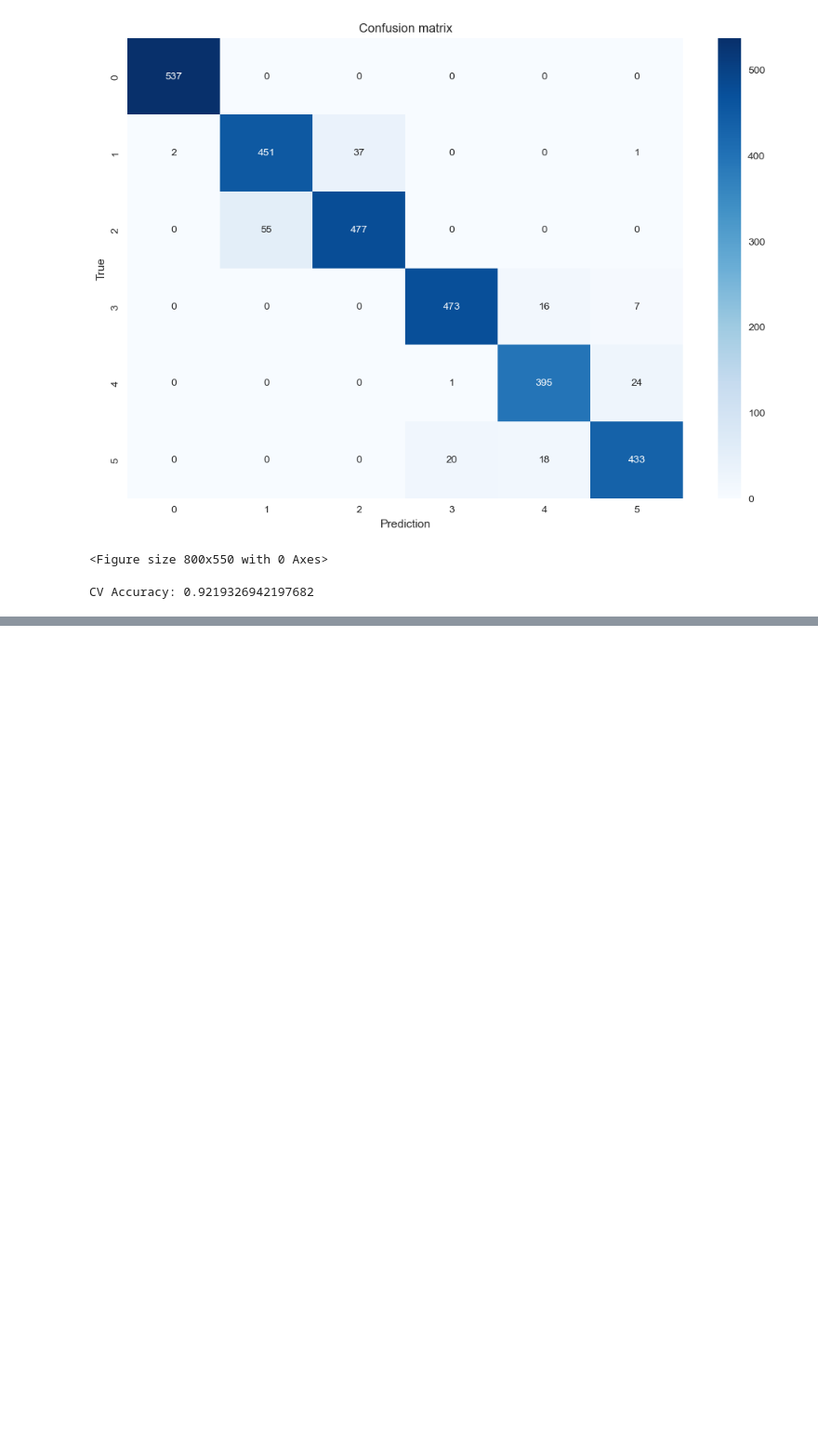
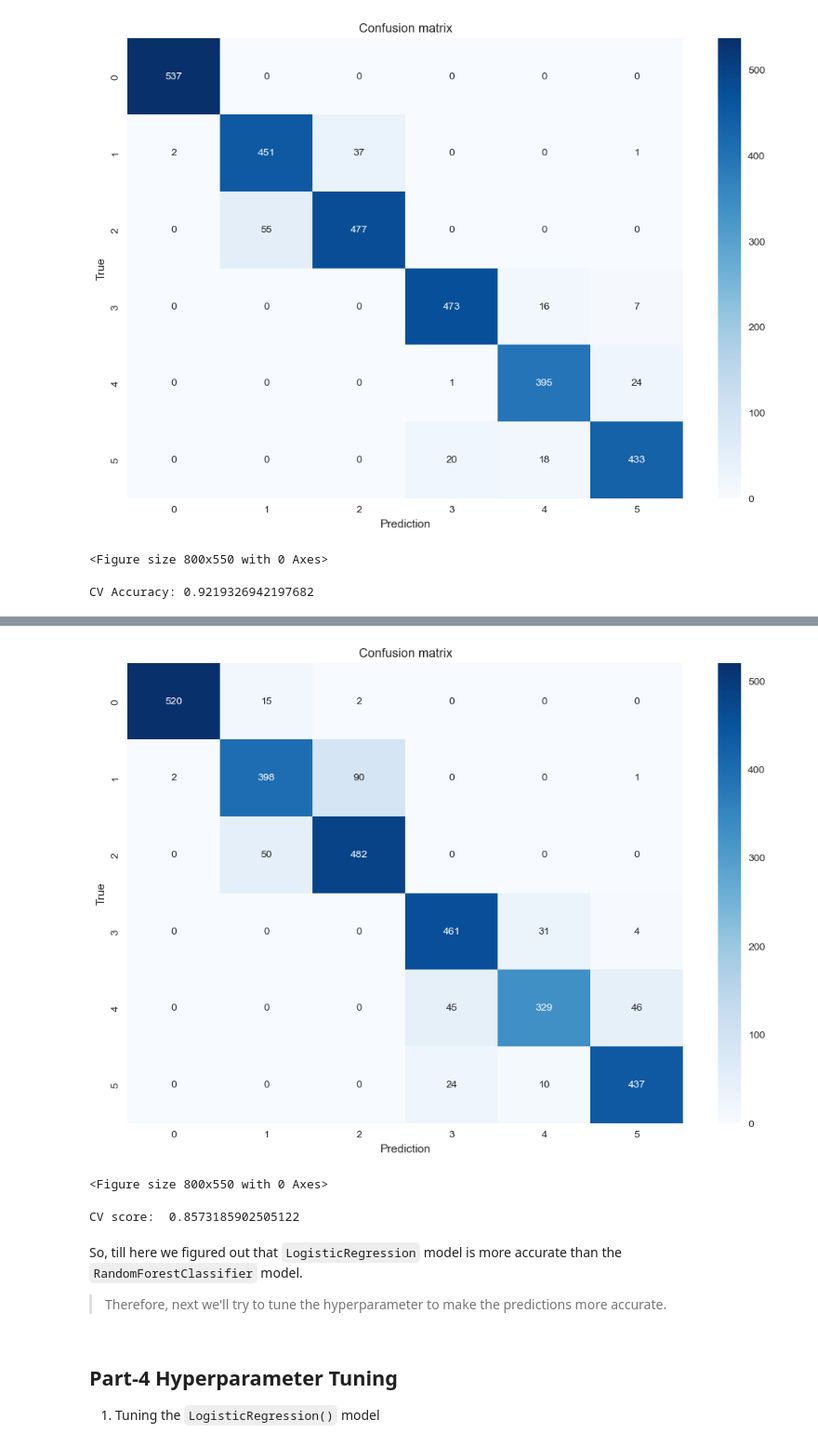
Before and after one commit to solar-node/Human-Activity-Recognition, a Jupyter notebook: human-activity-recognition.ipynb, the cells around one changed output, grey strips where cells are left out. Shown at 93% size. Saved outputs shown, nothing was run; the diff lists cells and outputs as text; code cells hidden in the pictures; blank space fills up the shorter version.

```diff
--- a/human-activity-recognition.ipynb
+++ b/human-activity-recognition.ipynb
@@ -500,0 +512,7 @@ CV Accuracy: 0.9219326942197682
+# %%
+from sklearn.ensemble import RandomForestClassifier
+
+np.random.seed(42)
+rf_model = RandomForestClassifier()
+
+rf_model.fit(X_train_pca, y_train_transformed)
@@ -500,0 +528,3 @@ CV Accuracy: 0.9219326942197682
+# %%
+rf_preds = rf_model.predict(X_test_pca)
+rf_preds
@@ -500,0 +555,32 @@ CV Accuracy: 0.9219326942197682
+# %%
+# Confusion matrix
+cm = confusion_matrix(y_test_transformed, rf_preds)
+
+plt.figure(figsize=(12, 8))
+sns.heatmap(cm, annot= True, cmap='Blues', fmt='d') # fmt="d" forces integers
+plt.title("Confusion matrix")
+plt.xlabel("Prediction")
+plt.ylabel("True")
+plt.show();
+plt.savefig("Confusion matrix of RandomForest classifier.png")
+# %% [output]
+[figure, added]
+<Figure size 800x550 with 0 Axes>
+# %%
+cv_scores = cross_val_score(rf_model,
+                           X_train_pca,
+                           y_train_transformed,
+                           cv=5,
+                           scoring = "accuracy")
+
+print("CV score: ", cv_scores.mean())
+# %% [output]
+CV score:  0.8573185902505122
+# %% [markdown]
+So, till here we figured out that `LogisticRegression` model is more accurate than the `RandomForestClassifier` model.
+
+>Therefore, next we'll try to tune the hyperparameter to make the predictions more accurate.
+# %% [markdown]
+## Part-4 Hyperparameter Tuning
+
+1. Tuning the `LogisticRegression()` model
```
Also changed, not shown: parts of 34 cells of this notebook, 2 other files.
